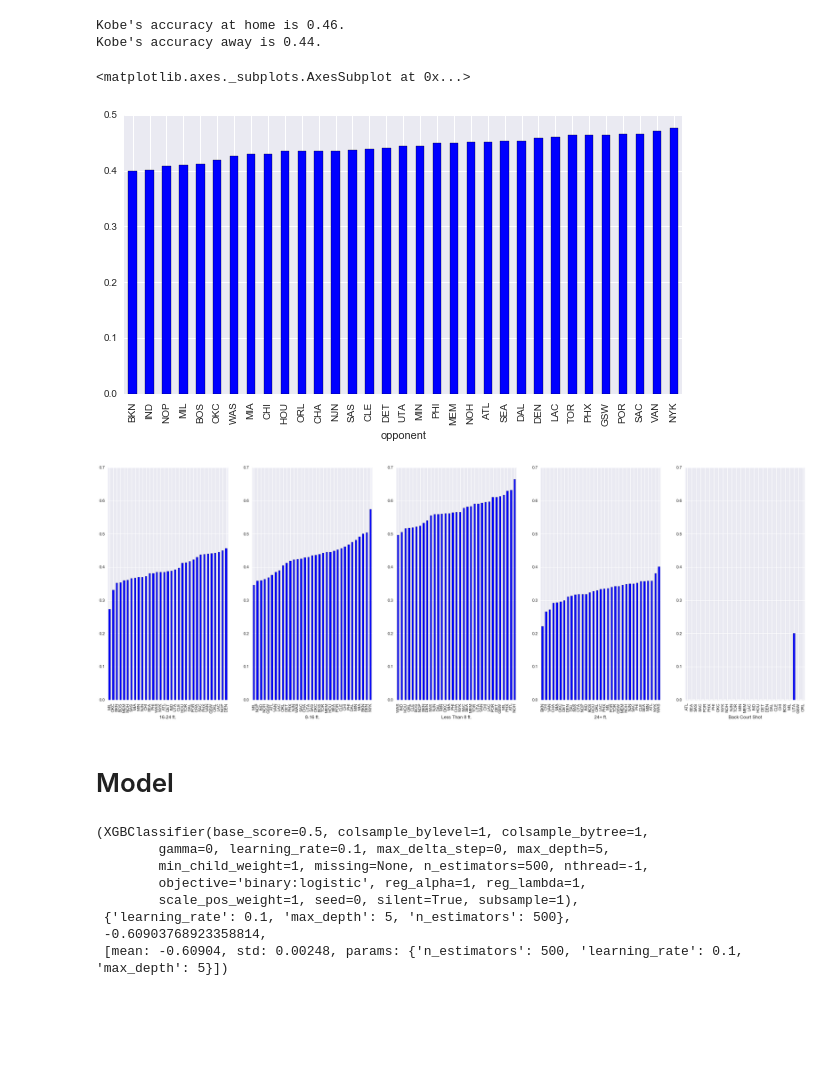
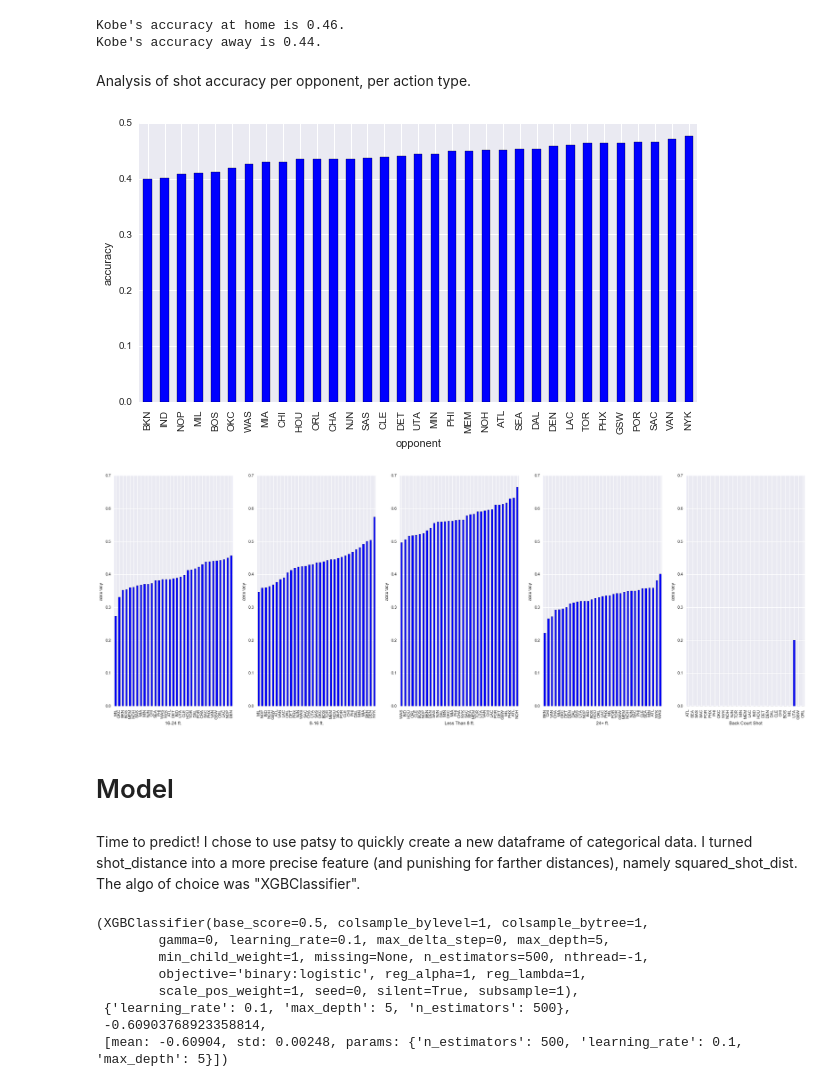
Before and after one commit to michaelwang1994/Main, a Jupyter notebook: Kaggle/Kobe/Kobe20160720.ipynb, the cells around one changed output. Drawn from its saved outputs; the diff is of its cells as text; code cells hidden in the pictures; blank space fills up the shorter version.

```diff
--- a/Kaggle/Kobe/Kobe20160720.ipynb
+++ b/Kaggle/Kobe/Kobe20160720.ipynb
@@ -328,14 +344,16 @@ print "Kobe's accuracy away is %.2f." % (acc_away[1])
 # %% [output]
 Kobe's accuracy at home is 0.46.
 Kobe's accuracy away is 0.44.
+# %% [markdown]
+Analysis of shot accuracy per opponent, per action type.
 # %%
 plt.figure(figsize = (10, 5))
 acc_opp_total = df['shot_made_flag'].groupby([df['opponent']]).mean()
 acc_opp_total = acc_opp_total.sort_values()
 acc_opp_total.plot(kind = 'bar')
+plt.ylabel('accuracy');
 # %% [output]
-<matplotlib.axes._subplots.AxesSubplot at 0x...>
-[figure, old version]
+[figure, new version]
 # %%
 shot_zone_range = df['shot_zone_range'].unique()
 subplot = 1
@@ -346,13 +364,17 @@ for rang in shot_zone_range:
         groupby([df['opponent'][df['shot_zone_range'] == rang]]).mean()
     acc_opp = acc_opp.sort_values()
     acc_opp.plot(kind = 'bar')
+    plt.ylabel('accuracy')
     plt.xlabel(rang)
     plt.ylim([0,0.7])
     subplot += 1
 # %% [output]
-[figure, old version]
+[figure, new version]
 # %% [markdown]
 # Model
+# %% [markdown]
+Time to predict! I chose to use patsy to quickly create a new dataframe of categorical data. I turned shot_distance into a more precise feature (and punishing for farther distances), namely squared_shot_dist.
+The algo of choice was "XGBClassifier".
 # %%
 import patsy
 from sklearn.metrics import log_loss
```
Also changed, not shown: parts of 12 cells of this notebook, 1 other file.
